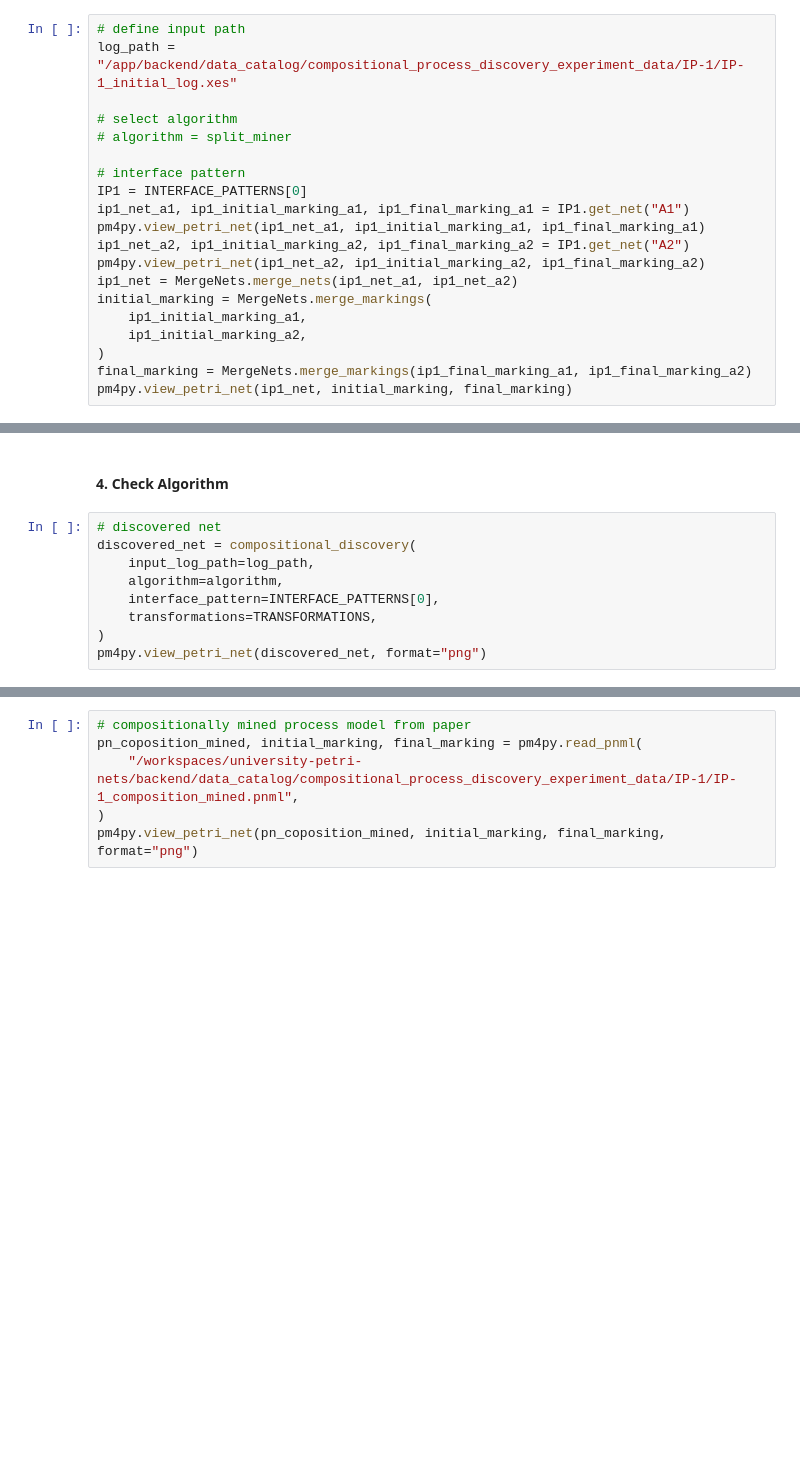
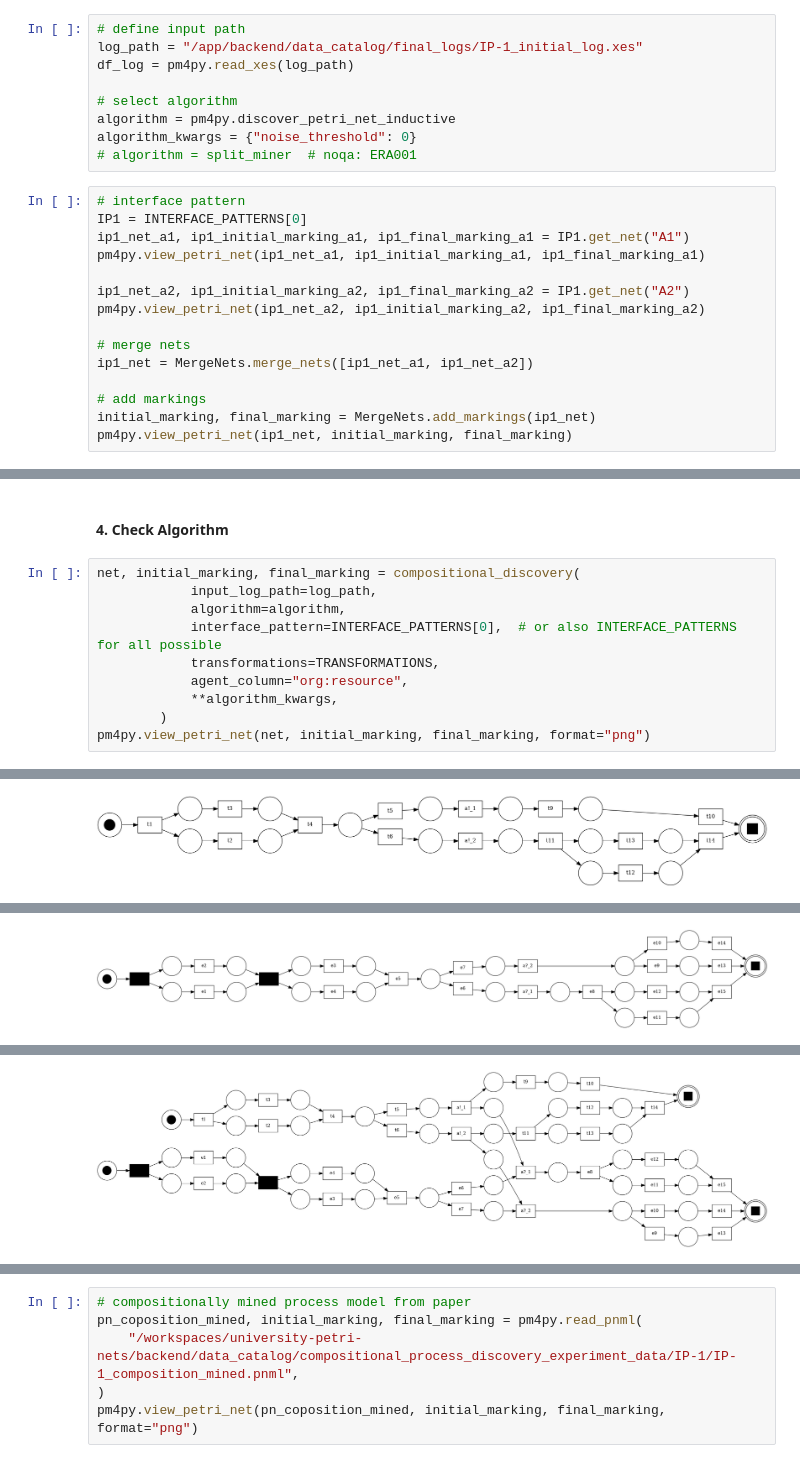
Before and after one commit to SimonLeiner/university-petri-nets, a Jupyter notebook: backend/notebooks/algorithm_test.ipynb, the cells around one changed output, grey strips where cells are left out. Cells and saved outputs as stored; diff of their text form; blank space fills up the shorter version.

```diff
--- a/backend/notebooks/algorithm_test.ipynb
+++ b/backend/notebooks/algorithm_test.ipynb
@@ -61,20 +35,24 @@ pm4py.view_petri_net(net, initial_marking, final_marking)
+# %%
+# define input path
+log_path = "/app/backend/data_catalog/final_logs/IP-1_initial_log.xes"
+df_log = pm4py.read_xes(log_path)
+
+# select algorithm
+algorithm = pm4py.discover_petri_net_inductive
+algorithm_kwargs = {"noise_threshold": 0}
+# algorithm = split_miner  # noqa: ERA001
 # %%
-# define input path
-log_path = "/app/backend/data_catalog/compositional_process_discovery_experiment_data/IP-1/IP-1_initial_log.xes"
-
-# select algorithm
-# algorithm = split_miner
-
 # interface pattern
 IP1 = INTERFACE_PATTERNS[0]
 ip1_net_a1, ip1_initial_marking_a1, ip1_final_marking_a1 = IP1.get_net("A1")
 pm4py.view_petri_net(ip1_net_a1, ip1_initial_marking_a1, ip1_final_marking_a1)
+
 ip1_net_a2, ip1_initial_marking_a2, ip1_final_marking_a2 = IP1.get_net("A2")
 pm4py.view_petri_net(ip1_net_a2, ip1_initial_marking_a2, ip1_final_marking_a2)
-ip1_net = MergeNets.merge_nets(ip1_net_a1, ip1_net_a2)
-initial_marking = MergeNets.merge_markings(
-    ip1_initial_marking_a1,
-    ip1_initial_marking_a2,
-)
-final_marking = MergeNets.merge_markings(ip1_final_marking_a1, ip1_final_marking_a2)
+
+# merge nets
+ip1_net = MergeNets.merge_nets([ip1_net_a1, ip1_net_a2])
+
+# add markings
+initial_marking, final_marking = MergeNets.add_markings(ip1_net)
 pm4py.view_petri_net(ip1_net, initial_marking, final_marking)
@@ -221,11 +176,13 @@ print(is_ref, path)
 # %% [markdown]
 #### 4. Check Algorithm
 # %%
-# discovered net
-discovered_net = compositional_discovery(
-    input_log_path=log_path,
-    algorithm=algorithm,
-    interface_pattern=INTERFACE_PATTERNS[0],
-    transformations=TRANSFORMATIONS,
-)
-pm4py.view_petri_net(discovered_net, format="png")
+net, initial_marking, final_marking = compositional_discovery(
+            input_log_path=log_path,
+            algorithm=algorithm,
+            interface_pattern=INTERFACE_PATTERNS[0],  # or also INTERFACE_PATTERNS for all possible
+            transformations=TRANSFORMATIONS,
+            agent_column="org:resource",
+            **algorithm_kwargs,
+        )
+pm4py.view_petri_net(net, initial_marking, final_marking, format="png")
+# %% [output]
@@ -231,0 +192 @@ pm4py.view_petri_net(discovered_net, format="png")
+[figure, added]
@@ -231,0 +196 @@ pm4py.view_petri_net(discovered_net, format="png")
+[figure, added]
@@ -231,0 +199 @@ pm4py.view_petri_net(discovered_net, format="png")
+[figure, added]
```
Also changed, not shown: parts of 13 cells of this notebook, 9 other files.
